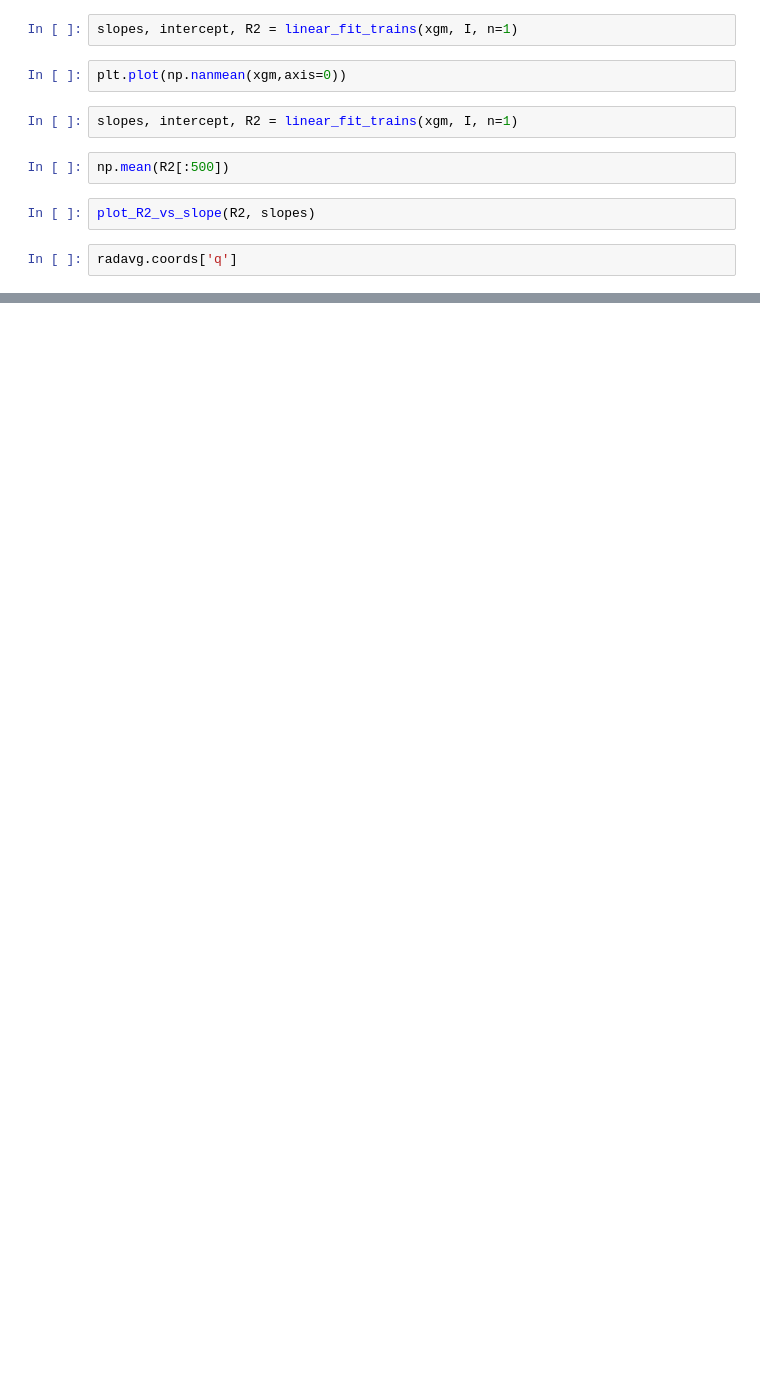
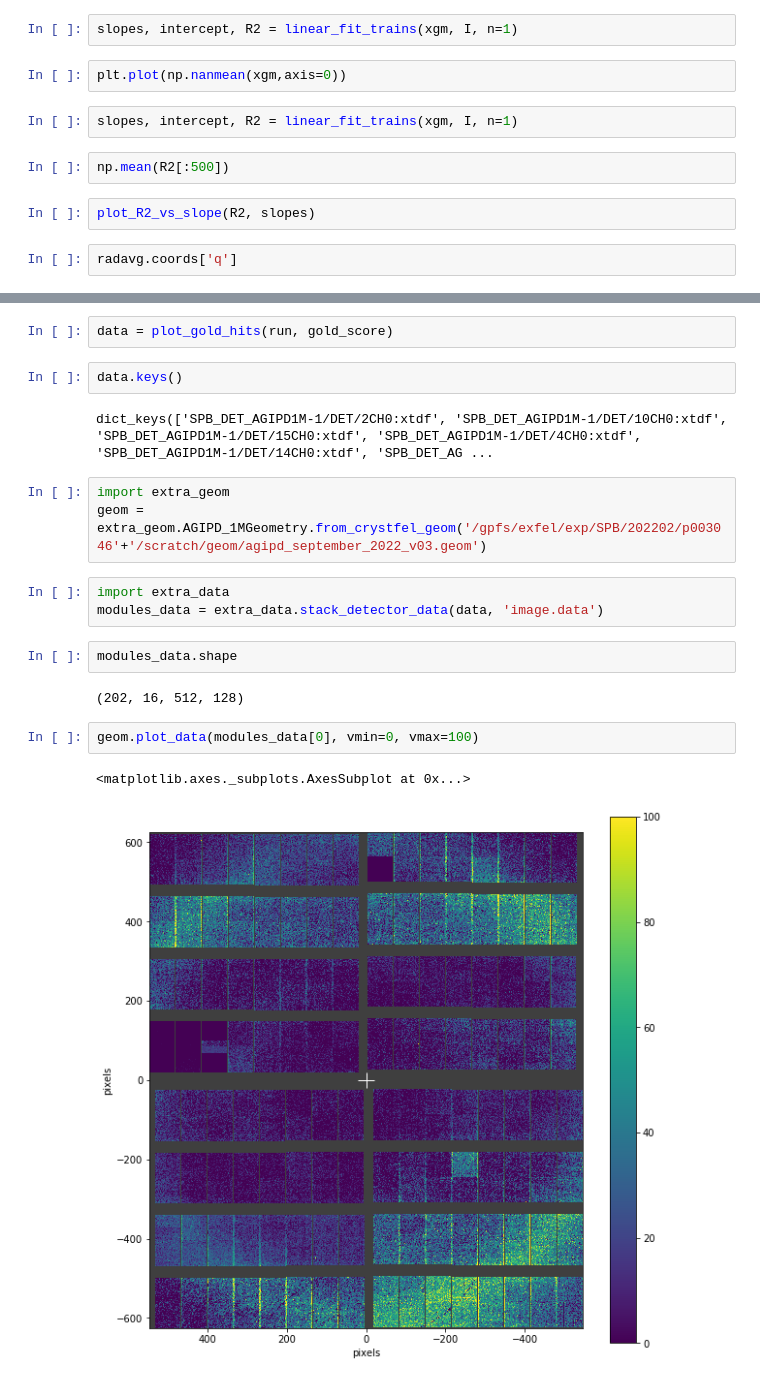
Before and after one commit to FilipeMaia/xfel3046, a Jupyter notebook: offline/jupyter/sheet_analysis_filipe.ipynb, the cells around one changed output, grey strips where cells are left out. Drawn from its saved outputs; the diff is of its cells as text; blank space fills up the shorter version.

```diff
--- a/offline/jupyter/sheet_analysis_filipe.ipynb
+++ b/offline/jupyter/sheet_analysis_filipe.ipynb
@@ -580,0 +654,21 @@ radavg.coords['q']
+# %%
+data = plot_gold_hits(run, gold_score)
+# %%
+data.keys()
+# %% [output]
+dict_keys(['SPB_DET_AGIPD1M-1/DET/2CH0:xtdf', 'SPB_DET_AGIPD1M-1/DET/10CH0:xtdf', 'SPB_DET_AGIPD1M-1/DET/15CH0:xtdf', 'SPB_DET_AGIPD1M-1/DET/4CH0:xtdf', 'SPB_DET_AGIPD1M-1/DET/14CH0:xtdf', 'SPB_DET_AG ...
+# %%
+import extra_geom
+geom = extra_geom.AGIPD_1MGeometry.from_crystfel_geom('/gpfs/exfel/exp/SPB/202202/p003046'+'/scratch/geom/agipd_september_2022_v03.geom')
+# %%
+import extra_data
+modules_data = extra_data.stack_detector_data(data, 'image.data')
+# %%
+modules_data.shape
+# %% [output]
+(202, 16, 512, 128)
+# %%
+geom.plot_data(modules_data[0], vmin=0, vmax=100)
+# %% [output]
+<matplotlib.axes._subplots.AxesSubplot at 0x...>
+[figure, added]
```
Also changed, not shown: parts of 17 cells of this notebook, 2 other files.
